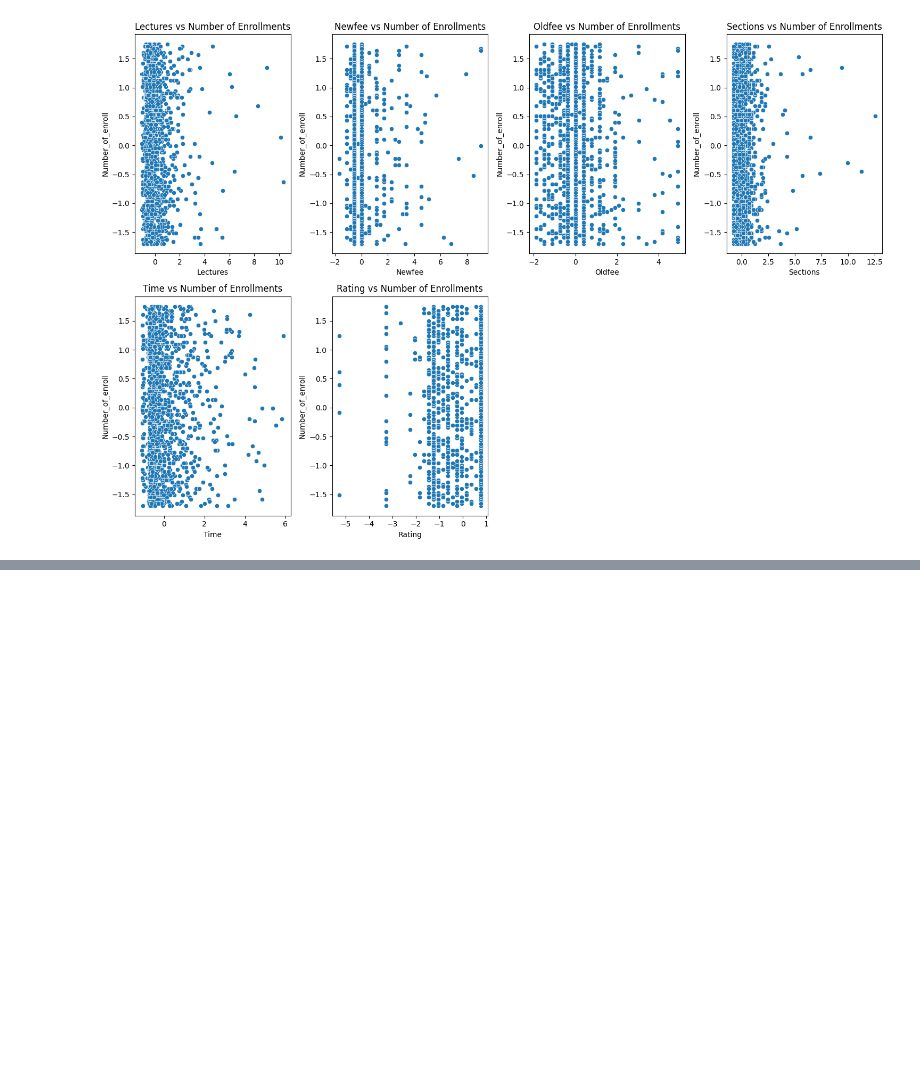
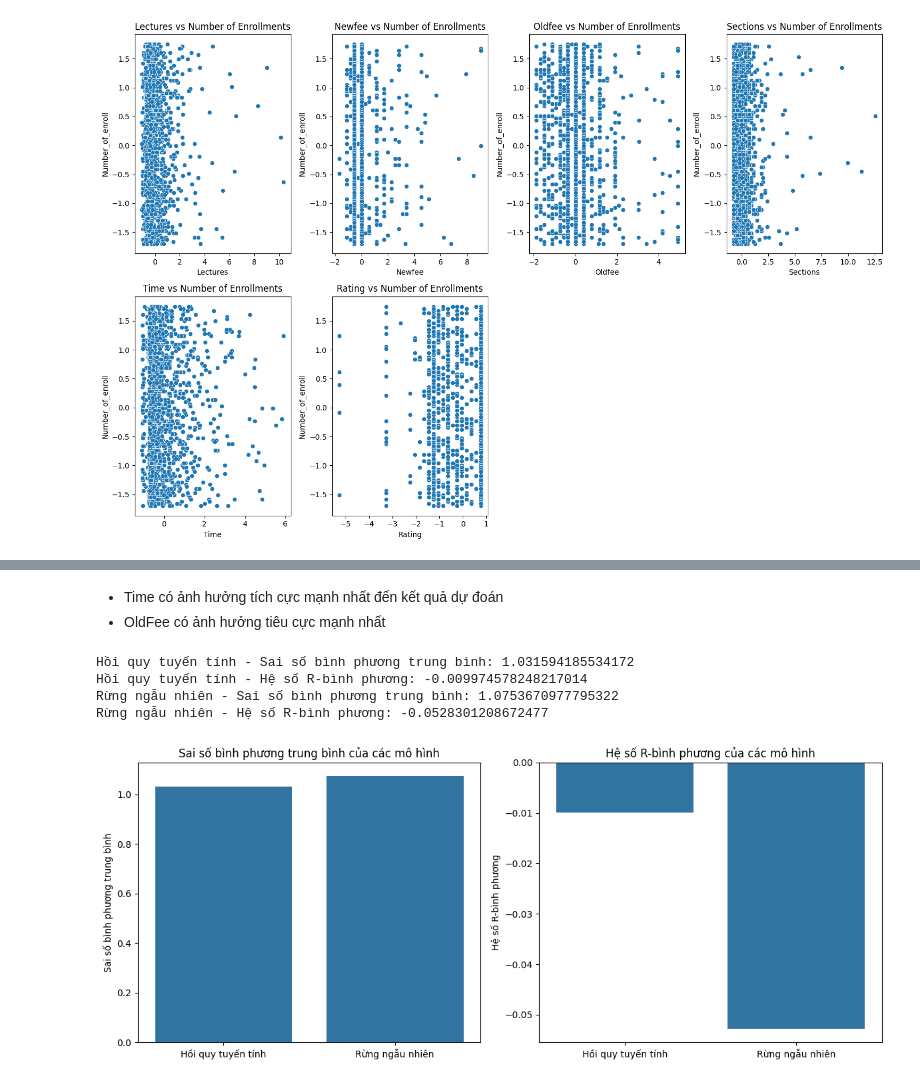
Before and after one commit to ur77ec17235/Data-Analysis, a Jupyter notebook: GroupTask/GroupResearch.ipynb, the cells around one changed output, grey strips where cells are left out. Saved outputs shown, nothing was run; the diff lists cells and outputs as text; code cells hidden in the pictures; blank space fills up the shorter version.

```diff
--- a/GroupTask/GroupResearch.ipynb
+++ b/GroupTask/GroupResearch.ipynb
@@ -709,0 +787,55 @@ plt.show()
+# %% [markdown]
+- Time có ảnh hưởng tích cực mạnh nhất đến kết quả dự đoán
+- OldFee có ảnh hưởng tiêu cực mạnh nhất
+# %%
+# Huấn luyện mô hình Hồi quy tuyến tính
+linear_model = LinearRegression()
+linear_model.fit(X_train, y_train)
+
+# Dự đoán trên tập kiểm tra
+y_pred_linear = linear_model.predict(X_test)
+
+# Đánh giá mô hình Hồi quy tuyến tính
+mse_linear = mean_squared_error(y_test, y_pred_linear)
+r2_linear = r2_score(y_test, y_pred_linear)
+print(f"Hồi quy tuyến tính - Sai số bình phương trung bình: {mse_linear}")
+print(f"Hồi quy tuyến tính - Hệ số R-bình phương: {r2_linear}")
+
+
+rf_model = RandomForestRegressor(random_state=42)
+rf_model.fit(X_train, y_train)
+
+# Dự đoán trên tập kiểm tra
+y_pred_rf = rf_model.predict(X_test)
+
+# Đánh giá mô hình Rừng ngẫu nhiên
+mse_rf = mean_squared_error(y_test, y_pred_rf)
+r2_rf = r2_score(y_test, y_pred_rf)
+print(f"Rừng ngẫu nhiên - Sai số bình phương trung bình: {mse_rf}")
+print(f"Rừng ngẫu nhiên - Hệ số R-bình phương: {r2_rf}")
+
+# Trực quan hóa hiệu suất của cả hai mô hình
+models = ['Hồi quy tuyến tính', 'Rừng ngẫu nhiên']
+mse_values = [mse_linear, mse_rf]
+r2_values = [r2_linear, r2_rf]
+
+plt.figure(figsize=(12, 5))
+
+plt.subplot(1, 2, 1)
+sns.barplot(x=models, y=mse_values)
+plt.title('Sai số bình phương trung bình của các mô hình')
+plt.ylabel('Sai số bình phương trung bình')
+
+plt.subplot(1, 2, 2)
+sns.barplot(x=models, y=r2_values)
+plt.title('Hệ số R-bình phương của các mô hình')
+plt.ylabel('Hệ số R-bình phương')
+
+plt.tight_layout()
+plt.show()
+# %% [output]
+Hồi quy tuyến tính - Sai số bình phương trung bình: 1.031594185534172
+Hồi quy tuyến tính - Hệ số R-bình phương: -0.009974578248217014
+Rừng ngẫu nhiên - Sai số bình phương trung bình: 1.0753670977795322
+Rừng ngẫu nhiên - Hệ số R-bình phương: -0.0528301208672477
+[figure, added]
```
Also changed, not shown: parts of 23 cells of this notebook, 3 other files.
